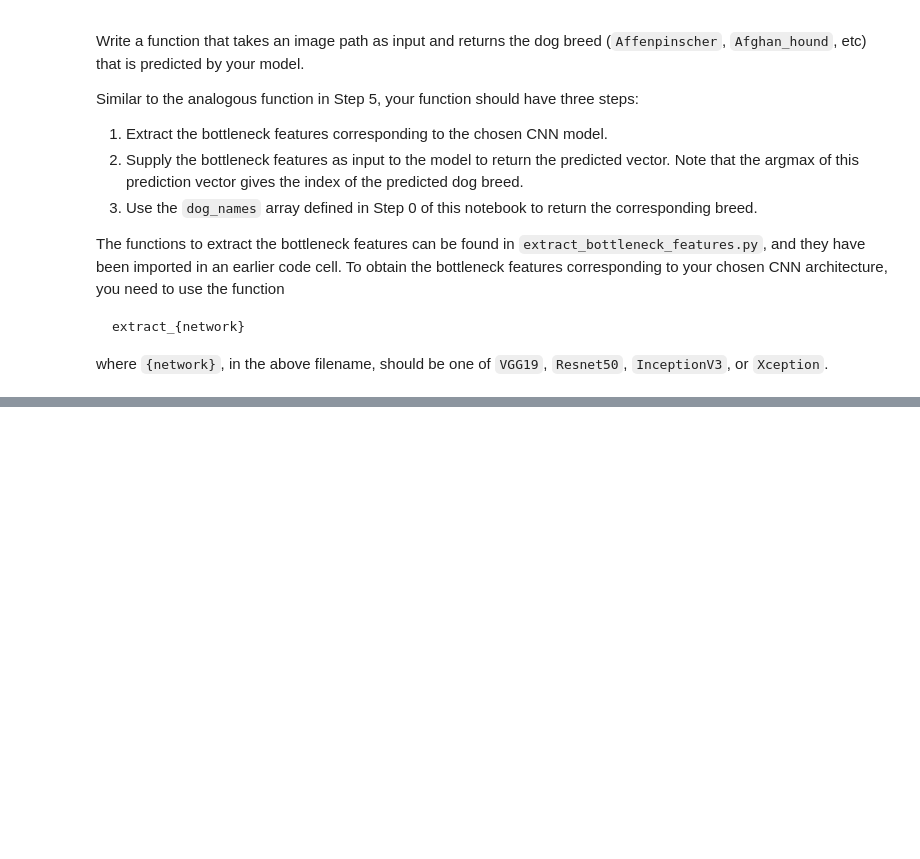
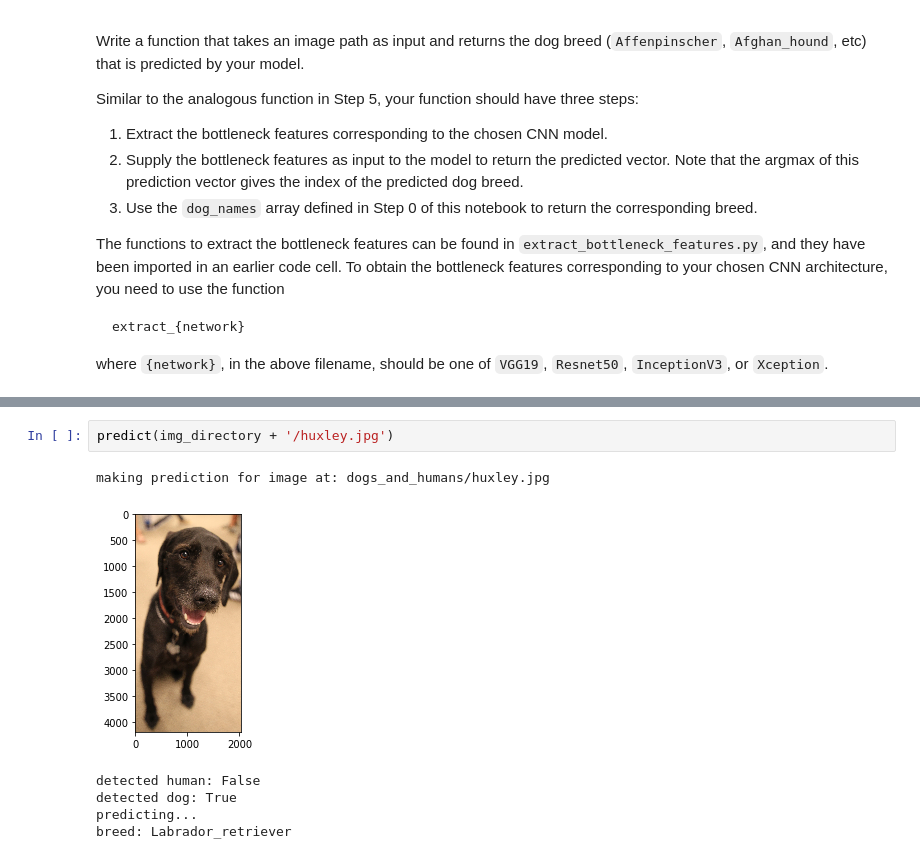
Before and after one commit to nicktylah/dog-project, a Jupyter notebook: dog_app.ipynb, the cells around one changed output, grey strips where cells are left out. Drawn from its saved outputs; the diff is of its cells as text; blank space fills up the shorter version.

```diff
--- a/dog_app.ipynb
+++ b/dog_app.ipynb
@@ -644,0 +808,9 @@ __Answer:__
+# %%
+predict(img_directory + '/huxley.jpg')
+# %% [output]
+making prediction for image at: dogs_and_humans/huxley.jpg
+[figure, added]
+detected human: False
+detected dog: True
+predicting...
+breed: Labrador_retriever
```
Also changed, not shown: parts of 30 cells of this notebook, 8 other files.
